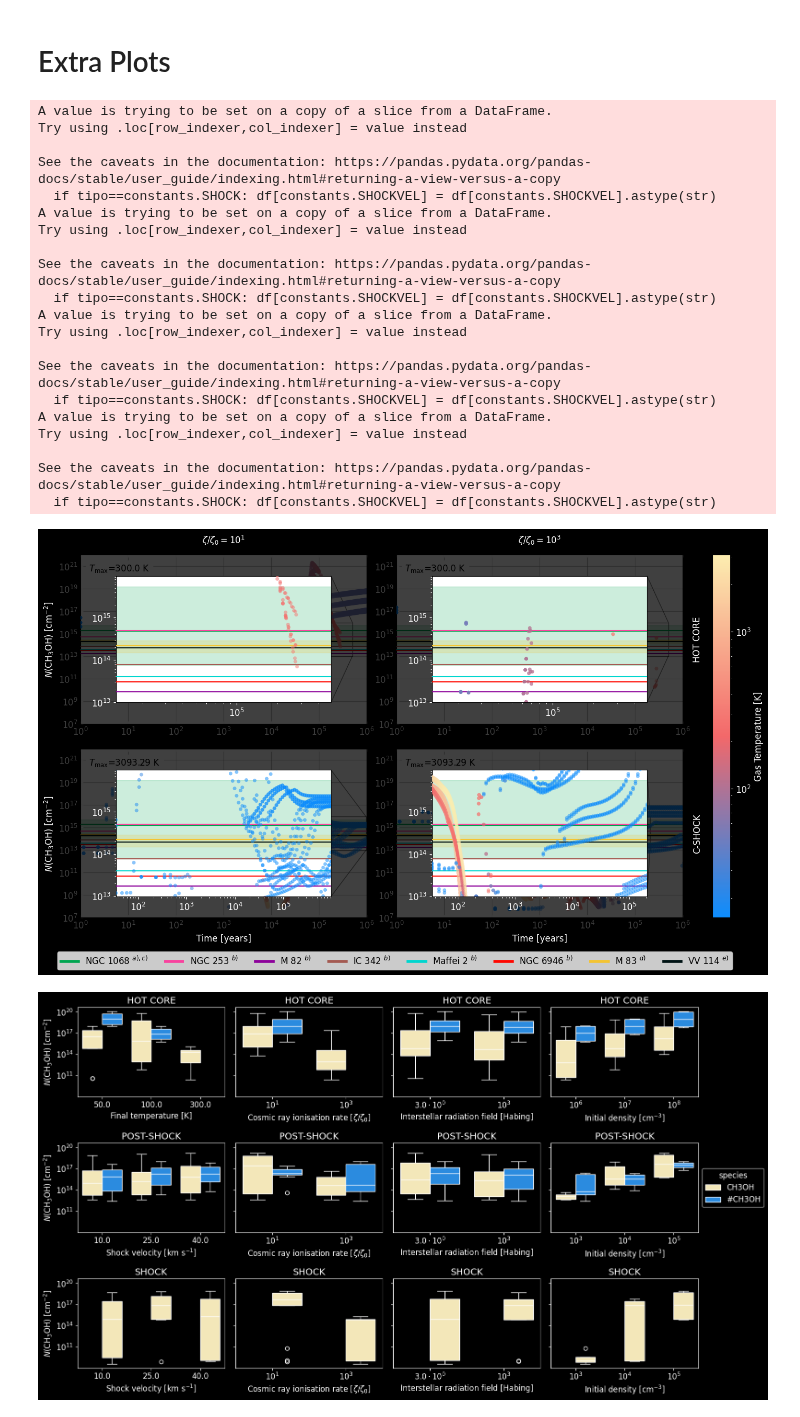
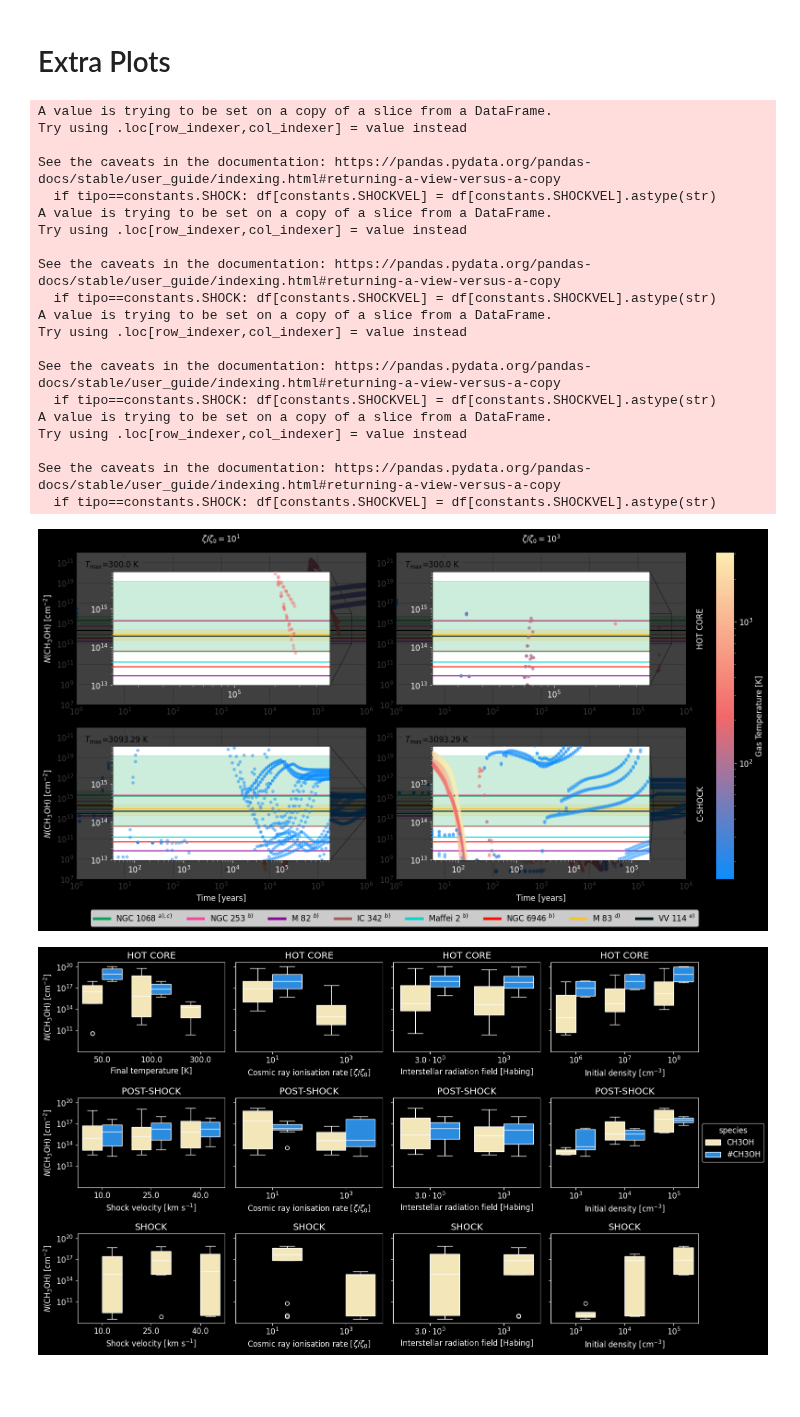
Before and after one commit to georgina-sampson/LEAPS-2024, a Jupyter notebook: CH3OH/plots.ipynb, the cells around one changed output. Saved outputs shown, nothing was run; the diff lists cells and outputs as text; code cells hidden in the pictures; blank space fills up the shorter version.

```diff
--- a/CH3OH/plots.ipynb
+++ b/CH3OH/plots.ipynb
@@ -276,7 +276,7 @@ for dic in dfDicBox:
 styleic, colores, bkgdcolor = styleW.values()
 
 sns.set_style(rc=styleic)
-fig = plt.figure(figsize=(16, 9))
+fig = plt.figure(figsize=(18, 9))
 gs = GridSpec(2, 2+1, figure=fig, width_ratios=2*[16]+[1],
               wspace=0.15, hspace=0.15)
 
@@ -364,34 +364,34 @@ sm = plt.cm.ScalarMappable(cmap=cmap, norm=norm)
 sm.set_array([])
 fig.colorbar(sm, cax=cax, label='Gas Temperature [K]')
 
 galaxy_lines = [Line2D([0], [0], color=color, linewidth=4) for color in colores]
 galaxys=[gal+" $^{"+', '.join(obsDf[obsDf['Galaxy']==gal]['Foot'].unique())+"}$" for gal in obsDf['Galaxy'].unique()]
 fig.legend(galaxy_lines, galaxys, loc='lower center', bbox_to_anchor=(0.5, -0.01),
            ncols=8, facecolor='#ffffff',labelcolor='#000000')
 
 fig.savefig(f"TimeEvolution_CH3OH_columnDensity_{2}.png", dpi=300, bbox_inches='tight')
 # %% [output]
 A value is trying to be set on a copy of a slice from a DataFrame.
 Try using .loc[row_indexer,col_indexer] = value instead
 
 See the caveats in the documentation: https://pandas.pydata.org/pandas-docs/stable/user_guide/indexing.html#returning-a-view-versus-a-copy
   if tipo==constants.SHOCK: df[constants.SHOCKVEL] = df[constants.SHOCKVEL].astype(str)
 A value is trying to be set on a copy of a slice from a DataFrame.
 Try using .loc[row_indexer,col_indexer] = value instead
 
 See the caveats in the documentation: https://pandas.pydata.org/pandas-docs/stable/user_guide/indexing.html#returning-a-view-versus-a-copy
   if tipo==constants.SHOCK: df[constants.SHOCKVEL] = df[constants.SHOCKVEL].astype(str)
 A value is trying to be set on a copy of a slice from a DataFrame.
 Try using .loc[row_indexer,col_indexer] = value instead
 
 See the caveats in the documentation: https://pandas.pydata.org/pandas-docs/stable/user_guide/indexing.html#returning-a-view-versus-a-copy
   if tipo==constants.SHOCK: df[constants.SHOCKVEL] = df[constants.SHOCKVEL].astype(str)
 A value is trying to be set on a copy of a slice from a DataFrame.
 Try using .loc[row_indexer,col_indexer] = value instead
 
 See the caveats in the documentation: https://pandas.pydata.org/pandas-docs/stable/user_guide/indexing.html#returning-a-view-versus-a-copy
   if tipo==constants.SHOCK: df[constants.SHOCKVEL] = df[constants.SHOCKVEL].astype(str)
-[figure, old version]
+[figure, new version]
 # %%
 def abunDf(df, cols=['runName', 'shockVel', 'Density', 'Time', 'cosmicRay','av', 'gasTemp', 'iDens', 'radfield','interstellarRad', 'zeta', 'moment']):
     testdf= pd.concat([df[cols+['N_CH3OH']], df[cols+['N_#CH3OH']]], ignore_index=True)
```
Also changed, not shown: 1 other file.
